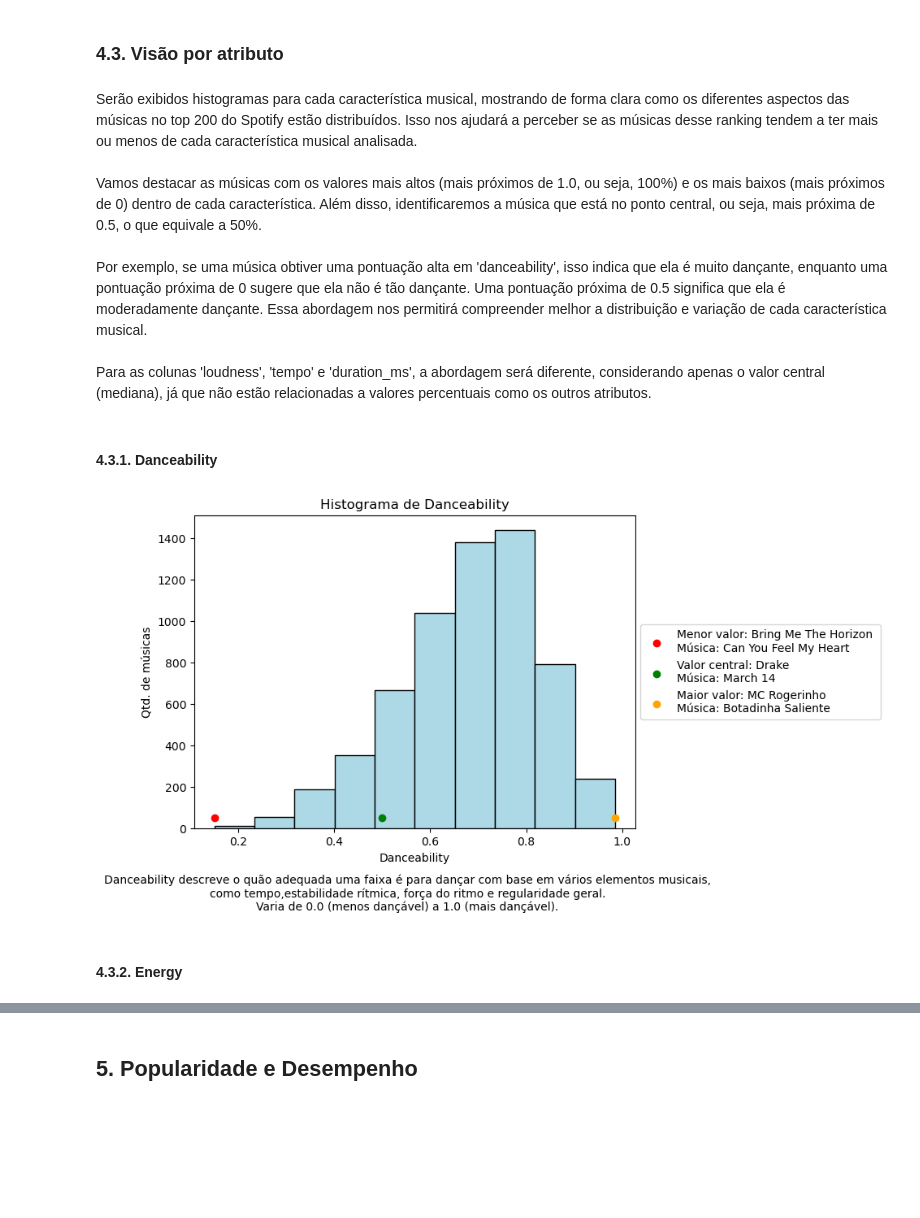
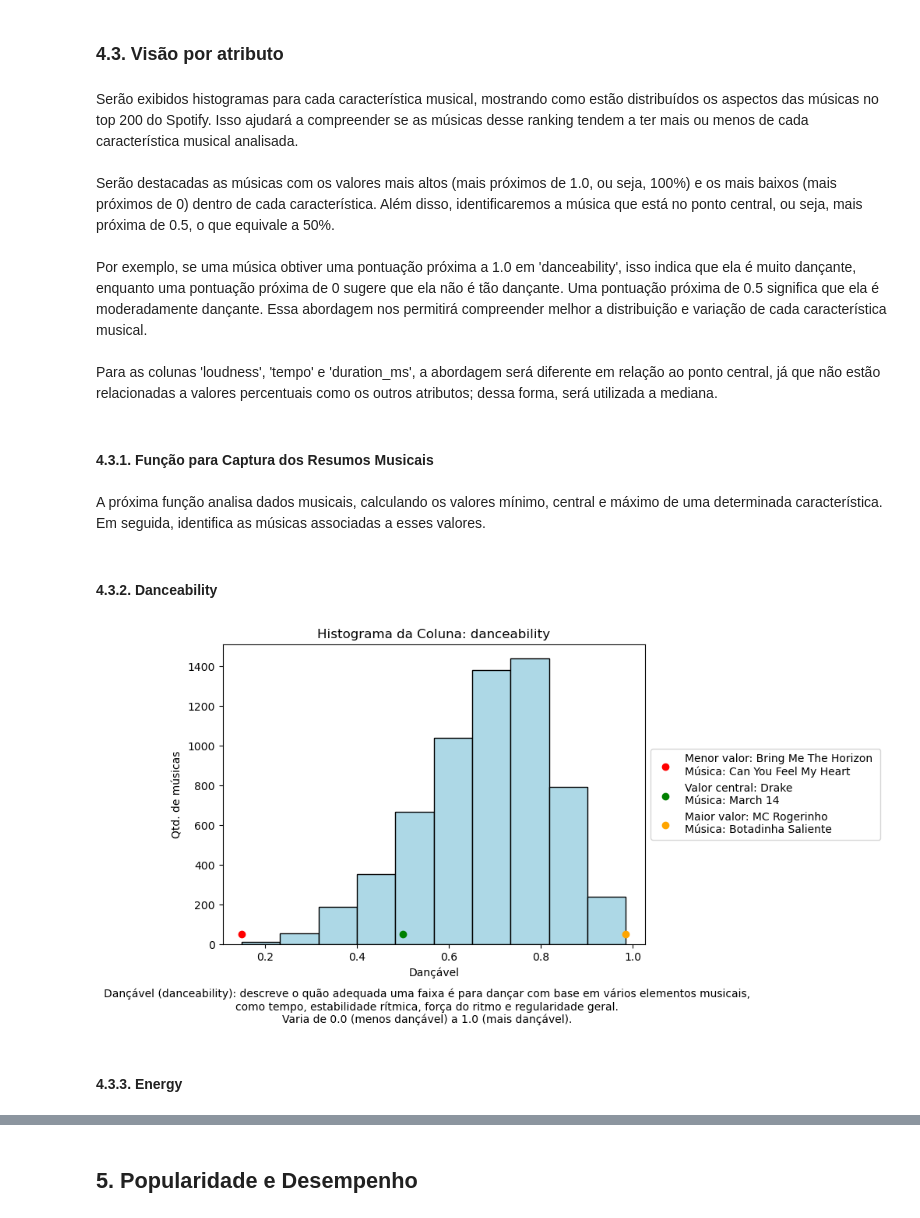
Before and after one commit to EandroC/ExplorandoPrincipaisMusicasDoSpotify, a Jupyter notebook: Analise.ipynb, the cells around one changed output, grey strips where cells are left out. Cells and saved outputs as stored; diff of their text form; code cells hidden in the pictures; blank space fills up the shorter version.

Commit message:
Gráficos do tópico 4 editados

```diff
--- a/Analise.ipynb
+++ b/Analise.ipynb
@@ -524,7 +524,7 @@ axs = axs.flatten()
 # Iterar sobre cada coluna especificada e criar um histograma para ela
 for i, coluna in enumerate(colunas):
     axs[i].hist(dados_sem_duplicatas[coluna], bins=10, color='lightblue', edgecolor='black')
-    axs[i].set_title(f'Histograma de {coluna}')
+    axs[i].set_title(f'Histograma da coluna: {coluna}')
     axs[i].set_xlabel(f'{coluna}')
     axs[i].set_ylabel('Qtd. de músicas')
 
@@ -538,15 +538,19 @@ plt.show()
 # %% [markdown]
 ### 4\.3\. Visão por atributo
 # %% [markdown]
-Serão exibidos histogramas para cada característica musical, mostrando de forma clara como os diferentes aspectos das músicas no top 200 do Spotify estão distribuídos. Isso nos ajudará a perceber se as músicas desse ranking tendem a ter mais ou menos de cada característica musical analisada.
+Serão exibidos histogramas para cada característica musical, mostrando como estão distribuídos os aspectos das músicas no top 200 do Spotify. Isso ajudará a compreender se as músicas desse ranking tendem a ter mais ou menos de cada característica musical analisada.
 <br>
 <br>
-Vamos destacar as músicas com os valores mais altos (mais próximos de 1.0, ou seja, 100%) e os mais baixos (mais próximos de 0) dentro de cada característica. Além disso, identificaremos a música que está no ponto central, ou seja, mais próxima de 0.5, o que equivale a 50%.
+Serão destacadas as músicas com os valores mais altos (mais próximos de 1.0, ou seja, 100%) e os mais baixos (mais próximos de 0) dentro de cada característica. Além disso, identificaremos a música que está no ponto central, ou seja, mais próxima de 0.5, o que equivale a 50%.
 <br>
 <br>
-Por exemplo, se uma música obtiver uma pontuação alta em 'danceability', isso indica que ela é muito dançante, enquanto uma pontuação próxima de 0 sugere que ela não é tão dançante. Uma pontuação próxima de 0.5 significa que ela é moderadamente dançante. Essa abordagem nos permitirá compreender melhor a distribuição e variação de cada característica musical.
+Por exemplo, se uma música obtiver uma pontuação próxima a 1.0 em 'danceability', isso indica que ela é muito dançante, enquanto uma pontuação próxima de 0 sugere que ela não é tão dançante. Uma pontuação próxima de 0.5 significa que ela é moderadamente dançante. Essa abordagem nos permitirá compreender melhor a distribuição e variação de cada característica musical.
 <br>
 <br>
-Para as colunas 'loudness', 'tempo' e 'duration_ms', a abordagem será diferente, considerando apenas o valor central (mediana), já que não estão relacionadas a valores percentuais como os outros atributos.
+Para as colunas 'loudness', 'tempo' e 'duration_ms', a abordagem será diferente em relação ao ponto central, já que não estão relacionadas a valores percentuais como os outros atributos; dessa forma, será utilizada a mediana.
+# %% [markdown]
+#### 4\.3\.1\. Função para Captura dos Resumos Musicais
+# %% [markdown]
+A próxima função analisa dados musicais, calculando os valores mínimo, central e máximo de uma determinada característica. Em seguida, identifica as músicas associadas a esses valores.
 # %%
 def calculo_resumos(data, coluna):
@@ -575,34 +579,34 @@ def calculo_resumos(data, coluna):
 
     return minimo, central, maximo, min_musica, central_musica, max_musica
 # %% [markdown]
-#### 4\.3\.1\. Danceability
+#### 4\.3\.2\. Danceability
 # %%
 coluna = 'danceability'  # Nome da coluna desejada
 minimo, central, maximo, min_musica, central_musica, max_musica = calculo_resumos(dados_sem_duplicatas,
                                                                                  coluna)
 plt.figure(figsize=(7, 5))
 plt.hist(dados_sem_duplicatas[coluna], bins=10, color='lightblue', edgecolor='black')
 
 plt.scatter(minimo, 50, color='red', label=f'Menor valor: {min_musica[0]} \nMúsica: {min_musica[1]}')
 plt.scatter(central, 50, color='green', label=f'Valor central: {central_musica[0]} \nMúsica: {central_musica[1]}')
 plt.scatter(maximo, 50, color='orange', label=f'Maior valor: {max_musica[0]} \nMúsica: {max_musica[1]}')
 
 # Adicionar rótulos
-plt.xlabel('Danceability')
+plt.xlabel('Dançável')
 plt.ylabel('Qtd. de músicas')
-plt.title('Histograma de Danceability')
+plt.title(f'Histograma da Coluna: {coluna}')
 
-# Adicionar descrição da dançabilidade abaixo do gráfico com quebras de linha
-description = "Danceability descreve o quão adequada uma faixa é para dançar com base em vários elementos musicais,\ncomo tempo,estabilidade rítmica, força do ritmo e regularidade geral.\nVaria de 0.0 (menos dançável) a 1.0 (mais dançável)."
+# Adicionar descrição da coluna abaixo do gráfico com quebras de linha
+description = f"Dançável ({coluna}): descreve o quão adequada uma faixa é para dançar com base em vários elementos musicais,\ncomo tempo, estabilidade rítmica, força do ritmo e regularidade geral.\nVaria de 0.0 (menos dançável) a 1.0 (mais dançável)."
 plt.figtext(0.5, -0.05, description, horizontalalignment='center', verticalalignment='center')
 
 # Exibir o histograma
 plt.legend(loc='center left', bbox_to_anchor=(1, 0.5))
 plt.show()
 # %% [output]
-[figure, old version]
+[figure, new version]
 # %% [markdown]
-#### 4\.3\.2\. Energy
+#### 4\.3\.3\. Energy
 # %%
 coluna = 'energy'
 minimo, central, maximo, min_musica, central_musica, max_musica = calculo_resumos(dados_sem_duplicatas,
```
Also changed, not shown: parts of 19 cells of this notebook.
